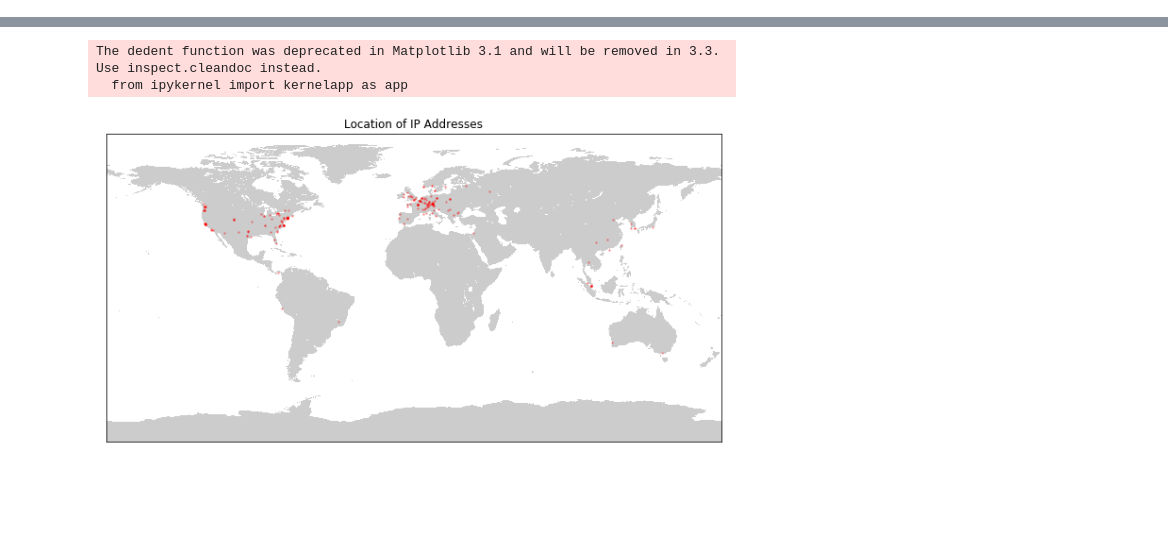
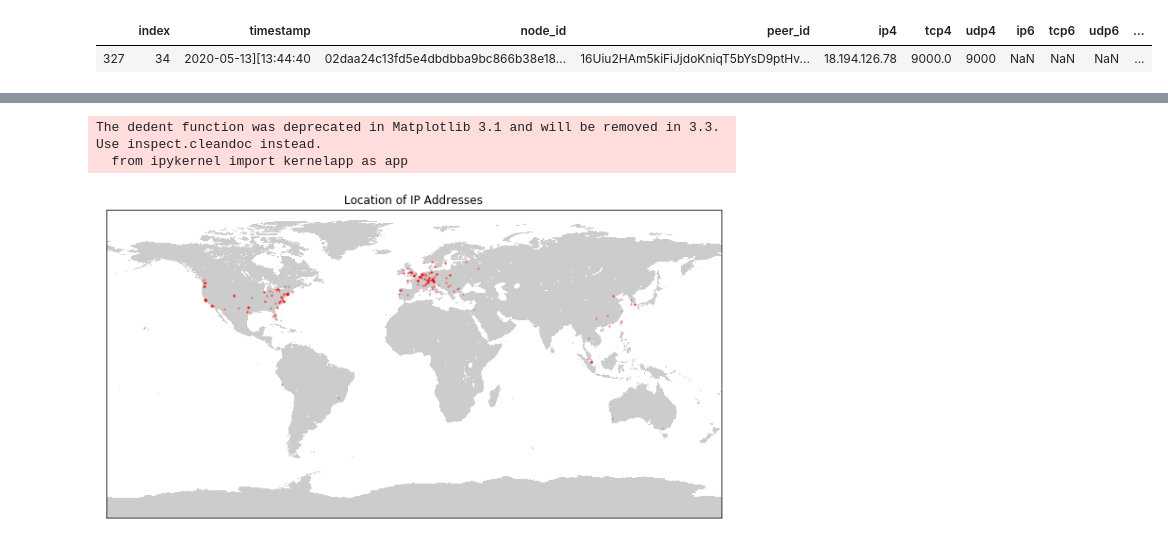
Before and after one commit to jrhea/eth2-analysis, a Jupyter notebook: notebooks/topaz-analysis.ipynb, the cells around one changed output, grey strips where cells are left out. Saved outputs shown, nothing was run; the diff lists cells and outputs as text; code cells hidden in the pictures; blank space fills up the shorter version.

Commit message:
updated nodes

```diff
--- a/notebooks/topaz-analysis.ipynb
+++ b/notebooks/topaz-analysis.ipynb
@@ -24,3 +24,8 @@ len(df_all),len(df)
+# %%
+df_all[df_all['ip4']=='18.194.126.78']
+# %% [output]
+|  | index | timestamp | node_id | peer_id | ip4 | tcp4 | udp4 | ip6 | tcp6 | udp6 | ... |
+| 327 | 34 | 2020-05-13][13:44:40 | 02daa24c13fd5e4dbdbba9bc866b38e18... | 16Uiu2HAm5kiFiJjdoKniqT5bYsD9ptHv... | 18.194.126.78 | 9000.0 | 9000 | NaN | NaN | NaN | ... |
 # %%
 from collections import Counter
 import numpy as np
```
Also changed, not shown: parts of 13 cells of this notebook, 1 other file.
